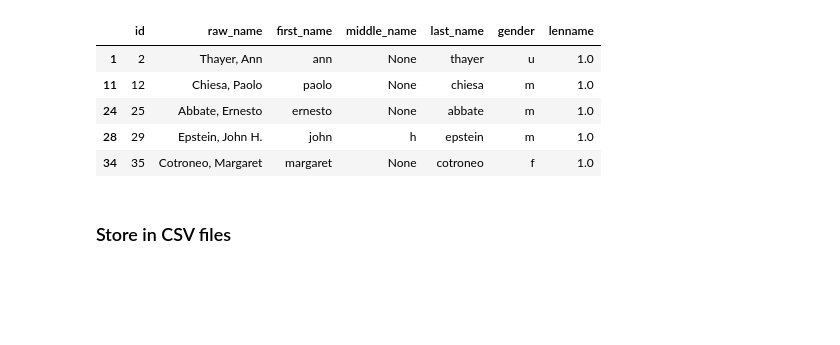
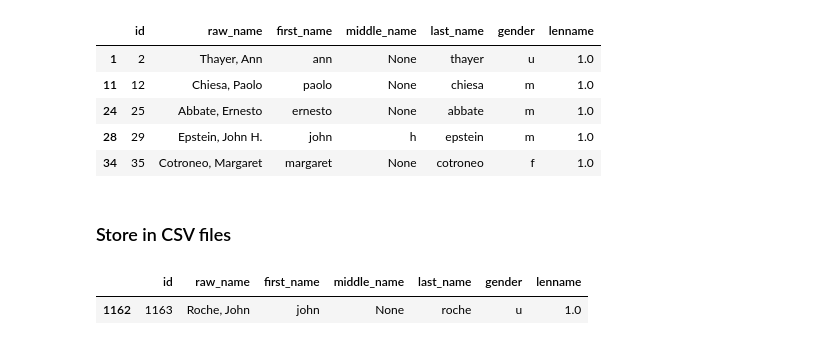
Before and after one commit to GenderGapSTEM-PublicationAnalysis/name_gender_inference, a Jupyter notebook: test_data/Prepare_test_data_from_genderizeR_paper.ipynb, the cells around one changed output. Saved outputs shown, nothing was run; the diff lists cells and outputs as text; code cells hidden in the pictures; blank space fills up the shorter version.

```diff
--- a/test_data/Prepare_test_data_from_genderizeR_paper.ipynb
+++ b/test_data/Prepare_test_data_from_genderizeR_paper.ipynb
@@ -106,6 +106,8 @@ data_to_export.head()
 | 24 | 25 | Abbate, Ernesto | ernesto | None | abbate | m | 1.0 |
 | 28 | 29 | Epstein, John H. | john | h | epstein | m | 1.0 |
 | 34 | 35 | Cotroneo, Margaret | margaret | None | cotroneo | f | 1.0 |
+# %%
+data_to_export = data_to_export.drop_duplicates()
 # %% [markdown]
 ### Store in CSV files
 # %%
@@ -114,3 +116,8 @@ data_to_export.to_csv("test_data_genderizeR.csv",
                        columns=["first_name", "middle_name", "last_name", "gender"],
                        quoting=csv.QUOTE_ALL,
                        index=False)
+# %%
+data_to_export[data_to_export.last_name=='roche']
+# %% [output]
+|  | id | raw_name | first_name | middle_name | last_name | gender | lenname |
+| 1162 | 1163 | Roche, John | john | None | roche | u | 1.0 |
```
Also changed, not shown: parts of 2 cells of this notebook, 1 other file.
